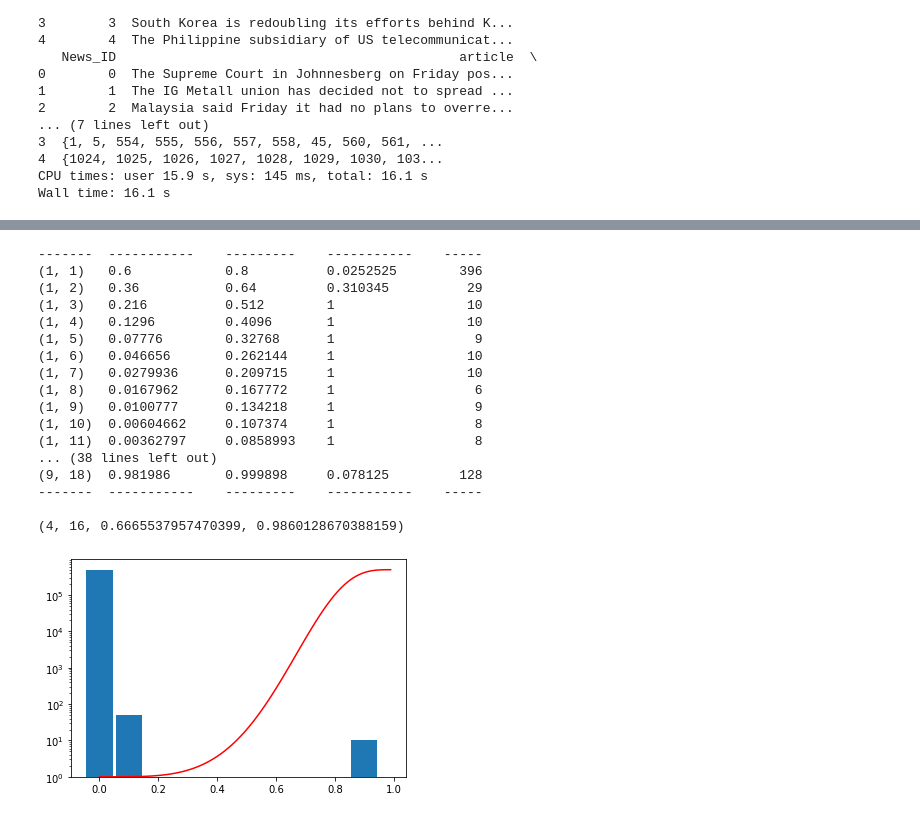
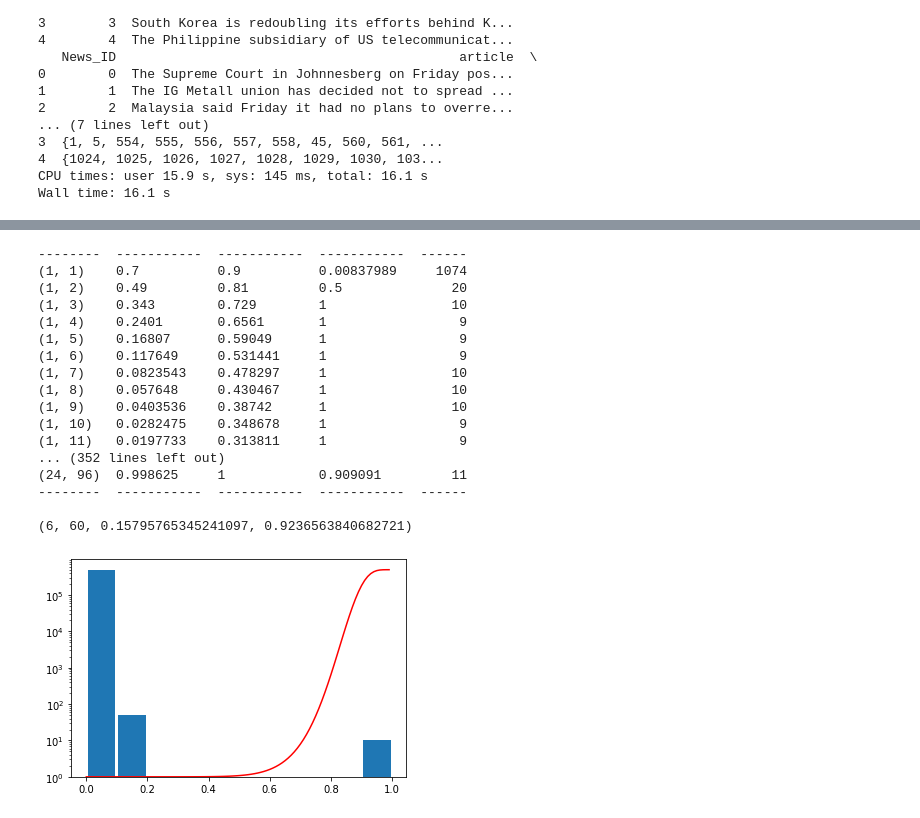
Before and after one commit to SenneRosaer/IR, a Jupyter notebook: Plagiarism Detection/gridsearch.ipynb, the cells around one changed output, grey strips where cells are left out. Cells and saved outputs as stored; diff of their text form; code cells hidden in the pictures.

```diff
--- a/Plagiarism Detection/gridsearch.ipynb
+++ b/Plagiarism Detection/gridsearch.ipynb
@@ -131,33 +127,41 @@ def make_sign_matrix_hash(hashes, num_perm):
 # %%
 %%time
 data = dict()
-for B in np.arange(1, 10):
+# iterate over B and PERMUTATIONS, PERMUTATIONS is the amount of hashes
+for B in np.arange(1, 25):
     print(B)
-    for PERMUTATIONS in np.arange(1, 20):
+    for PERMUTATIONS in np.arange(1, 100):
+        # only use B, P pair P can be divided by B, to ensure full bands.
         if (PERMUTATIONS / B) == math.floor(PERMUTATIONS / B):
             print("\t", PERMUTATIONS)
             num_perm = PERMUTATIONS
             hashes = make_hashes(num_perm)
 
             info = dict()
+
+            # calculate probability to find candidate pair at different tresholds
             info["catch rate"] = dict()
             for THRESHOLD in [0.1, 0.2, 0.3, 0.4, 0.5, 0.6, 0.7, 0.8, 0.9]:
                 info["catch rate"][THRESHOLD] = 1 - np.power((1 - np.power(THRESHOLD, PERMUTATIONS / B)), B)
 
 
+            # create the sign matrix
             sign_matrix = make_sign_matrix_hash(hashes, num_perm)
 
             # Locality-Sensitive Hashing
 
             bands = B
 
+            # split the signature matrix in bands
             table = np.split(sign_matrix, bands)
             htable = [dict()] * bands
-
             candidate_pairs = set()
 
+            # find all candidate pairs in this table
             for band_index, band in enumerate(table):
+                # transposed since using rows for each document is easier than using columns
                 for row_index, row in enumerate(band.T):
+                    # if it already occurs in the table, add as pairs, otherwise insert in table
                     if row.tostring() in htable[band_index]:
                         for candidate in htable[band_index][row.tostring()]:
                             if row_index == candidate:
@@ -167,8 +171,10 @@ for B in np.arange(1, 10):
                     else:
                         htable[band_index][row.tostring()] = {row_index}
 
+            # save how many candidate pairs are found
             info["amt cand pairs"] = len(candidate_pairs)
 
+            # calculate accuracy of these parameters
             correctness = 0
             for pair in candidate_pairs:
                 if pair[0] < pair[1]:
@@ -182,6 +188,7 @@ for B in np.arange(1, 10):
             info["correctness"] = correctness
 
 
+            # store all info in a data dictionary
             data[(B, PERMUTATIONS)] = info
 # %% [output]
 1
@@ -204,51 +211,57 @@ Wall time: 1min 20s
 # %%
 min = (float("inf"), #B
        float("inf"), #P
        float(0), #s = 0.7
        float(0) #s = 0.9
       )
 
+# find optimal parameters
 printable = list()
+epsilon = 0.1
 for i in data:
-    if data[i]["correctness"] == 1 and data[i]["amt cand pairs"] == 10:
-        if np.sqrt(np.power(min[3], 2) + np.power(1 - min[2], 2)) < np.sqrt(
-            np.power(data[i]["catch rate"][0.9], 2) + np.power(data[i]["catch rate"][0.7], 2)):
+    # remove all elements with false positives or false negatives; also only keep with probability for 0.9 > 0.9
+    if data[i]["correctness"] == 1 and data[i]["amt cand pairs"] == 10 and data[i]["catch rate"][0.9] > 0.9:
+        # take the weighted sum to find optimal combination of (0.9 and 1-0.7)
+        if np.sqrt(np.power(min[3], 2) + np.power(1 - min[2], 2)) + epsilon < np.sqrt(
+            np.power(data[i]["catch rate"][0.9], 2) + np.power(1 - data[i]["catch rate"][0.7], 2)):
             min = (i[0], i[1], data[i]["catch rate"][0.7], data[i]["catch rate"][0.9])
 
-    printable.append((i, data[i]["catch rate"][0.6], "\t", data[i]["catch rate"][0.8],
-          "\t", data[i]["correctness"], "\t", data[i]["amt cand pairs"]))
+    # save to output as table
+    printable.append((i, data[i]["catch rate"][0.7], data[i]["catch rate"][0.9],
+           data[i]["correctness"], data[i]["amt cand pairs"]))
 
-
+# print table
 from tabulate import tabulate
 print(tabulate(printable))
 
+# print optimal pair
 print()
 print(min)
 
 # draw histogram
 fig, ax = plt.subplots()
-ax.bar(hist[1][:-1], hist[0], width=0.09)
+ax.bar(hist[1][:-1] + 0.05, hist[0], width=0.09)
 ax.set_yscale("log")
 x = [i/100 for i in range(0, 100)]
 ax.plot(x, np.power(10, (1 - np.power((1 - np.power(x, min[1] / min[0])), min[0])) * np.log10(hist[0][0])), "r")
 plt.ylim(bottom=1)
 plt.show()
 # %% [output]
--------  -----------    ---------    -----------    -----
-(1, 1)   0.6            0.8          0.0252525        396
-(1, 2)   0.36           0.64         0.310345          29
-(1, 3)   0.216          0.512        1                 10
-(1, 4)   0.1296         0.4096       1                 10
-(1, 5)   0.07776        0.32768      1                  9
-(1, 6)   0.046656       0.262144     1                 10
-(1, 7)   0.0279936      0.209715     1                 10
-(1, 8)   0.0167962      0.167772     1                  6
-(1, 9)   0.0100777      0.134218     1                  9
-(1, 10)  0.00604662     0.107374     1                  8
-(1, 11)  0.00362797     0.0858993    1                  8
-... (38 lines left out)
-(9, 18)  0.981986       0.999898     0.078125         128
--------  -----------    ---------    -----------    -----
+--------  -----------  -----------  -----------  ------
+(1, 1)    0.7          0.9          0.00837989     1074
+(1, 2)    0.49         0.81         0.5              20
+(1, 3)    0.343        0.729        1                10
+(1, 4)    0.2401       0.6561       1                 9
+(1, 5)    0.16807      0.59049      1                 9
+(1, 6)    0.117649     0.531441     1                 9
+(1, 7)    0.0823543    0.478297     1                10
+(1, 8)    0.057648     0.430467     1                10
+(1, 9)    0.0403536    0.38742      1                10
+(1, 10)   0.0282475    0.348678     1                 9
+(1, 11)   0.0197733    0.313811     1                 9
+... (352 lines left out)
+(24, 96)  0.998625     1            0.909091         11
+--------  -----------  -----------  -----------  ------
 
-(4, 16, 0.6665537957470399, 0.9860128670388159)
+(6, 60, 0.15795765345241097, 0.9236563840682721)
-[figure, old version]
+[figure, new version]
```
Also changed, not shown: parts of 4 cells of this notebook, 1 other file.
